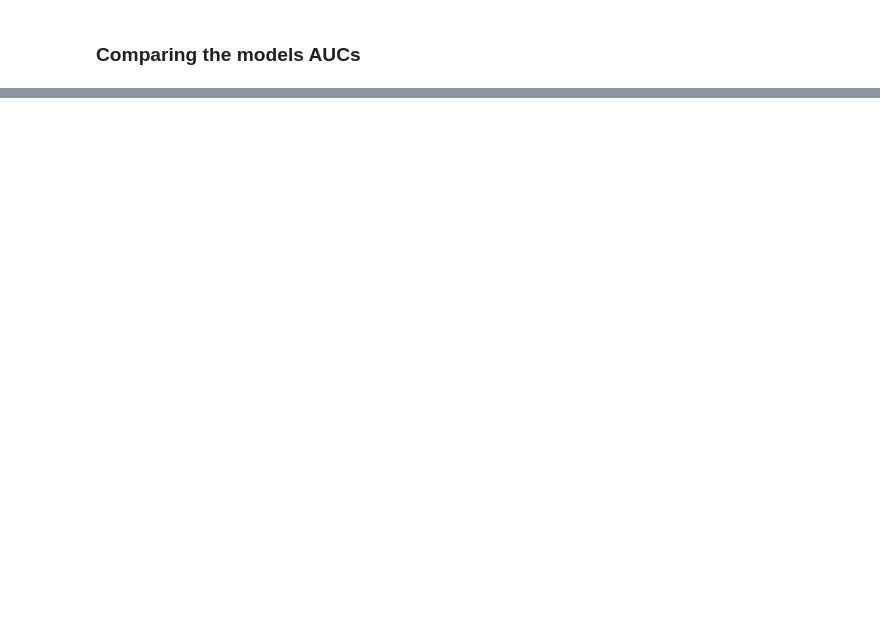
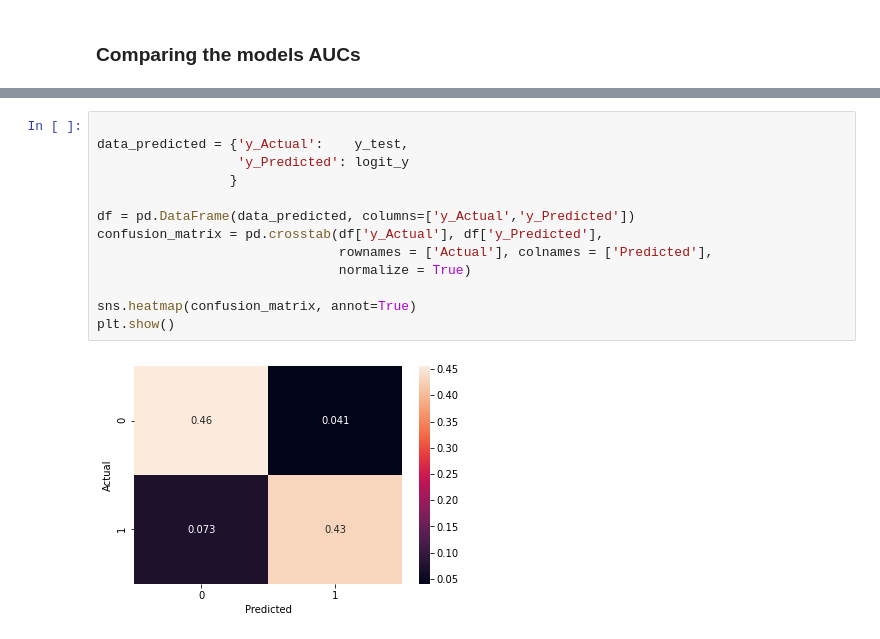
Before and after one commit to mnavarretem/ds4a_project, a Jupyter notebook: Semantic analysis.ipynb, the cells around one changed output, grey strips where cells are left out. Drawn from its saved outputs; the diff is of its cells as text; blank space fills up the shorter version.

```diff
--- a/Semantic analysis.ipynb
+++ b/Semantic analysis.ipynb
@@ -891,0 +1003,15 @@ plt.show()
+# %%
+
+data_predicted = {'y_Actual':    y_test,
+                  'y_Predicted': logit_y
+                 }
+
+df = pd.DataFrame(data_predicted, columns=['y_Actual','y_Predicted'])
+confusion_matrix = pd.crosstab(df['y_Actual'], df['y_Predicted'],
+                               rownames = ['Actual'], colnames = ['Predicted'],
+                               normalize = True)
+
+sns.heatmap(confusion_matrix, annot=True)
+plt.show()
+# %% [output]
+[figure, added]
```
Also changed, not shown: parts of 41 cells of this notebook, 1 other file.
